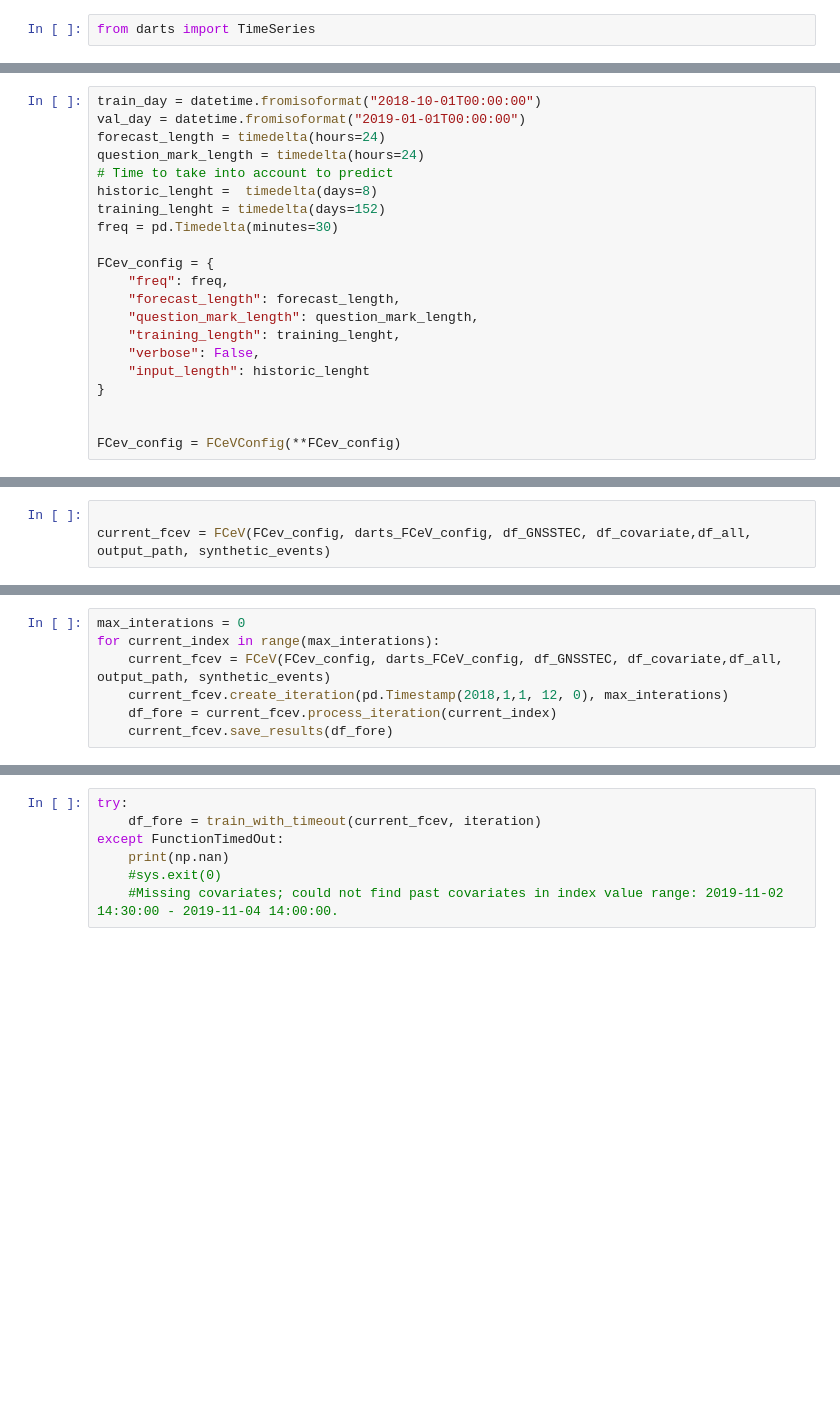
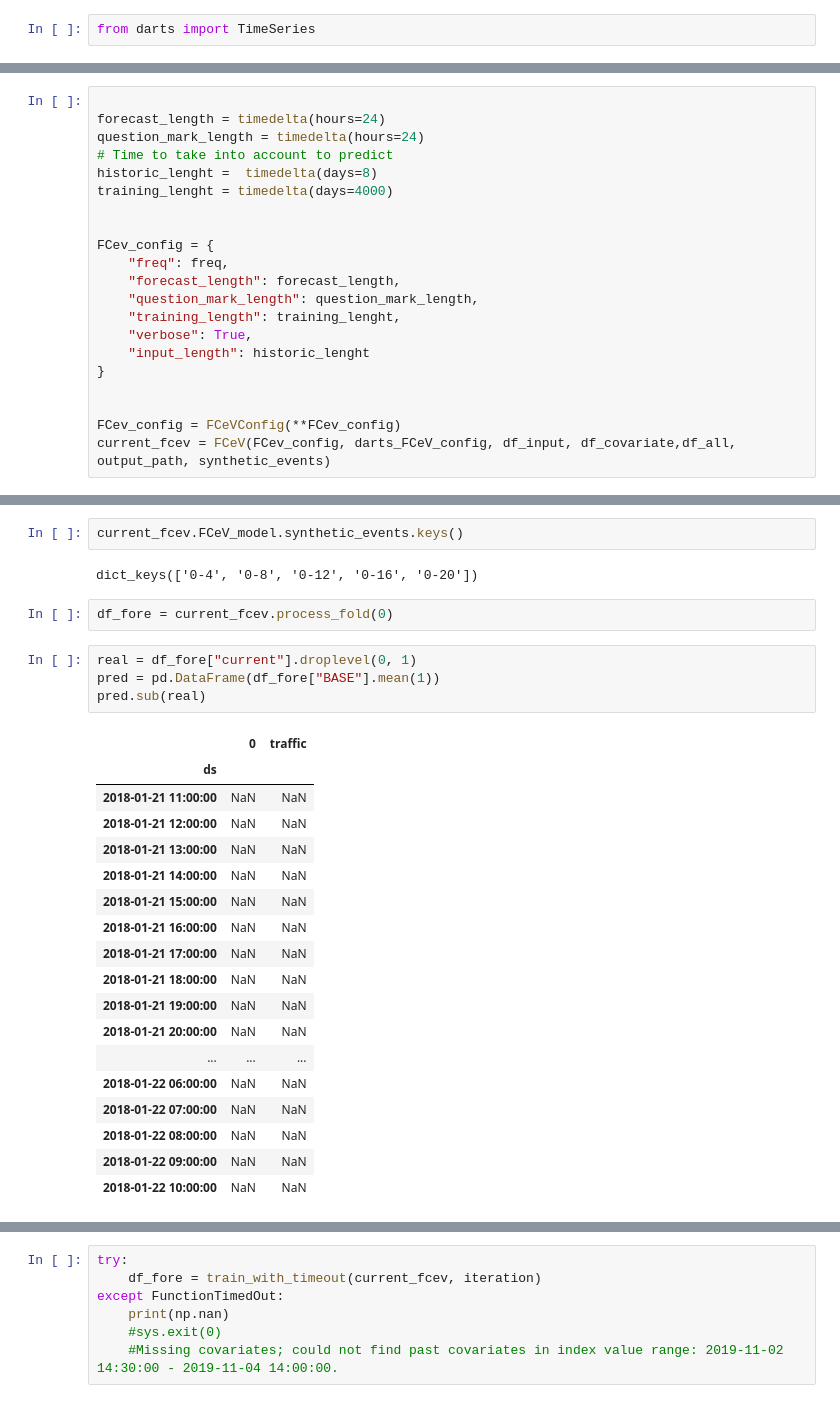
Before and after one commit to carloscanodomingo/NeuralProphetEQ, a Jupyter notebook: notebooks/testing_FCeVDarts.ipynb, the cells around one changed output, grey strips where cells are left out. Saved outputs shown, nothing was run; the diff lists cells and outputs as text; blank space fills up the shorter version.

```diff
--- a/notebooks/testing_FCeVDarts.ipynb
+++ b/notebooks/testing_FCeVDarts.ipynb
@@ -187,23 +274,23 @@ darts_FCeV_config = DartsFCeVConfig(**darts_FCev_config)
 The autoreload extension is already loaded. To reload it, use:
   %reload_ext autoreload
 # %%
-train_day = datetime.fromisoformat("2018-10-01T00:00:00")
-val_day = datetime.fromisoformat("2019-01-01T00:00:00")
+
 forecast_length = timedelta(hours=24)
 question_mark_length = timedelta(hours=24)
 # Time to take into account to predict
 historic_lenght =  timedelta(days=8)
-training_lenght = timedelta(days=152)
-freq = pd.Timedelta(minutes=30)
+training_lenght = timedelta(days=4000)
+
 
 FCev_config = {
     "freq": freq,
     "forecast_length": forecast_length,
     "question_mark_length": question_mark_length,
     "training_length": training_lenght,
-    "verbose": False,
+    "verbose": True,
     "input_length": historic_lenght
 }
 
 
 FCev_config = FCeVConfig(**FCev_config)
+current_fcev = FCeV(FCev_config, darts_FCeV_config, df_input, df_covariate,df_all,  output_path, synthetic_events)
@@ -245,6 +297,3 @@ synthetic_events
-# %%
-
-current_fcev = FCeV(FCev_config, darts_FCeV_config, df_GNSSTEC, df_covariate,df_all,  output_path, synthetic_events)
 # %%
 df_all.describe()
 # %% [output]
@@ -260,10 +309,3 @@ df_all.describe()
-# %%
-max_interations = 0
-for current_index in range(max_interations):
-    current_fcev = FCeV(FCev_config, darts_FCeV_config, df_GNSSTEC, df_covariate,df_all,  output_path, synthetic_events)
-    current_fcev.create_iteration(pd.Timestamp(2018,1,1, 12, 0), max_interations)
-    df_fore = current_fcev.process_iteration(current_index)
-    current_fcev.save_results(df_fore)
 # %%
 import pandas_bokeh
 import pandas as pd
@@ -307,0 +344,29 @@ def train_with_timeout(fcev_instance, iteration):
+# %%
+current_fcev.FCeV_model.synthetic_events.keys()
+# %% [output]
+dict_keys(['0-4', '0-8', '0-12', '0-16', '0-20'])
+# %%
+df_fore = current_fcev.process_fold(0)
+# %%
+real = df_fore["current"].droplevel(0, 1)
+pred = pd.DataFrame(df_fore["BASE"].mean(1))
+pred.sub(real)
+# %% [output]
+|  | 0 | traffic |
+| ds |  |  |
+| 2018-01-21 11:00:00 | NaN | NaN |
+| 2018-01-21 12:00:00 | NaN | NaN |
+| 2018-01-21 13:00:00 | NaN | NaN |
+| 2018-01-21 14:00:00 | NaN | NaN |
+| 2018-01-21 15:00:00 | NaN | NaN |
+| 2018-01-21 16:00:00 | NaN | NaN |
+| 2018-01-21 17:00:00 | NaN | NaN |
+| 2018-01-21 18:00:00 | NaN | NaN |
+| 2018-01-21 19:00:00 | NaN | NaN |
+| 2018-01-21 20:00:00 | NaN | NaN |
+| ... | ... | ... |
+| 2018-01-22 06:00:00 | NaN | NaN |
+| 2018-01-22 07:00:00 | NaN | NaN |
+| 2018-01-22 08:00:00 | NaN | NaN |
+| 2018-01-22 09:00:00 | NaN | NaN |
+| 2018-01-22 10:00:00 | NaN | NaN |
```
Also changed, not shown: parts of 33 cells of this notebook, 7 other files.
